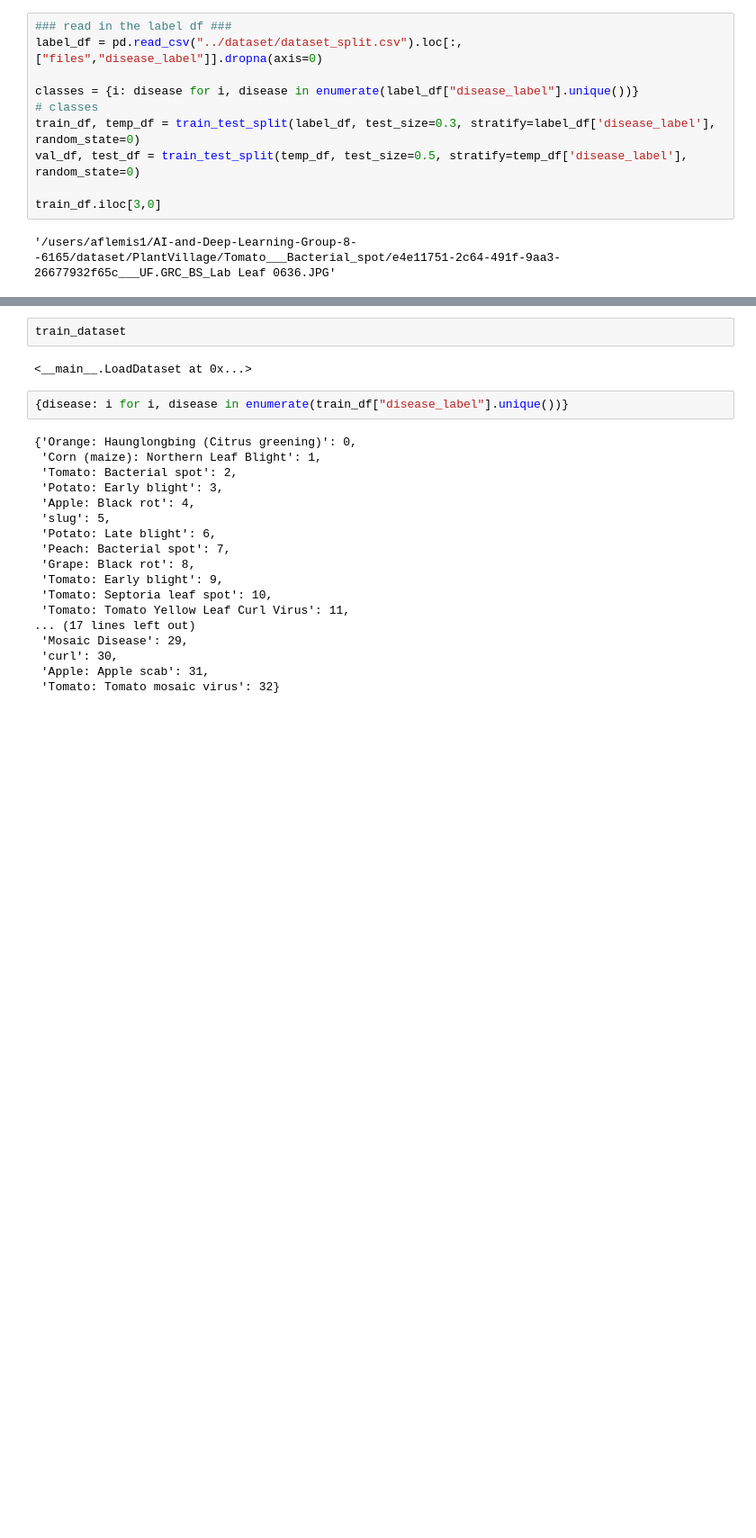
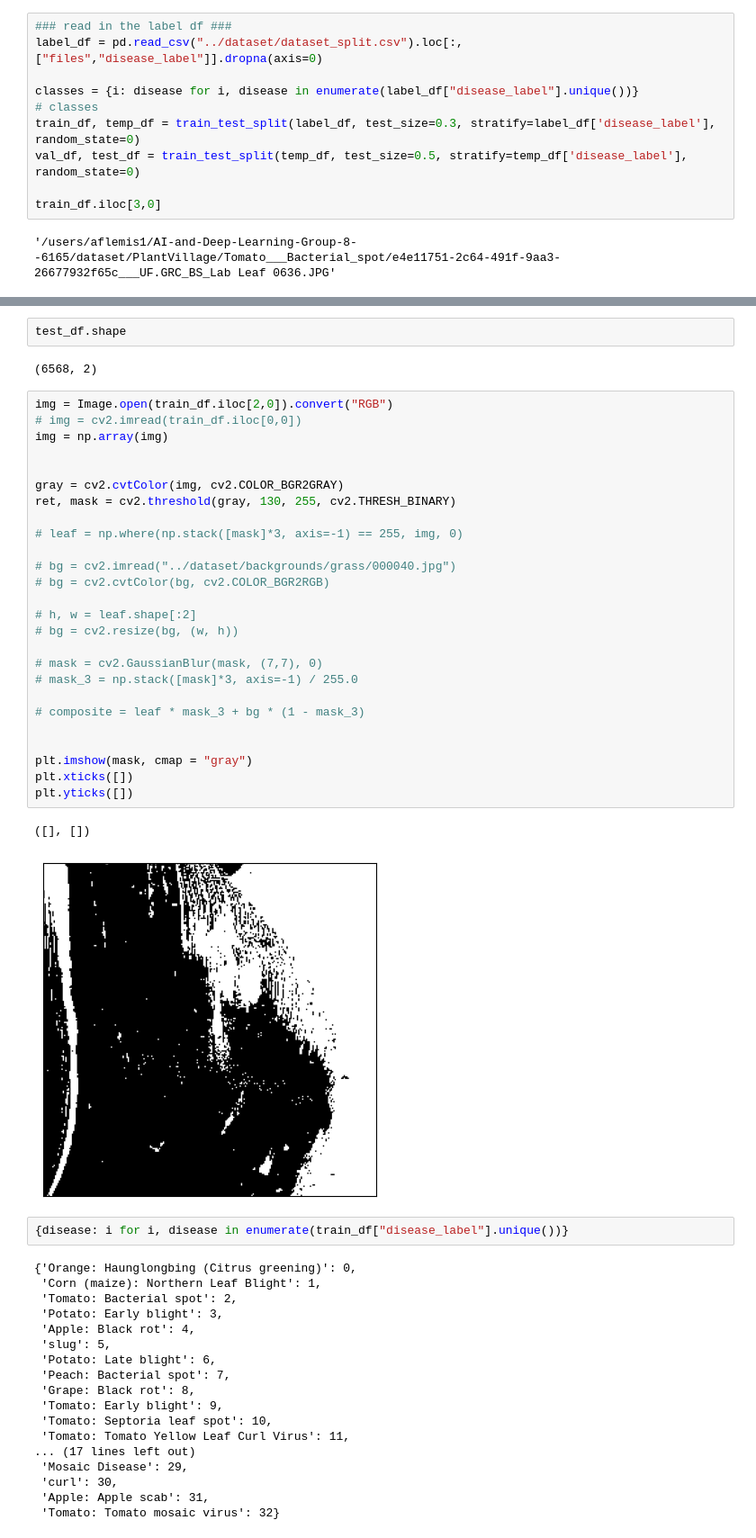
Before and after one commit to ruthwiknarreddy/AI-and-Deep-Learning-Group-8--6165, a Jupyter notebook: scripts/test_code.ipynb, the cells around one changed output, grey strips where cells are left out. Shown at 90% size. Saved outputs shown, nothing was run; the diff lists cells and outputs as text; blank space fills up the shorter version.

```diff
--- a/scripts/test_code.ipynb
+++ b/scripts/test_code.ipynb
@@ -185,7 +186,36 @@ test_dataset  = LoadDataset(test_df, transform=transform)
+# %%
+test_df.shape
+# %% [output]
+(6568, 2)
 # %%
-train_dataset
+img = Image.open(train_df.iloc[2,0]).convert("RGB")
+# img = cv2.imread(train_df.iloc[0,0])
+img = np.array(img)
+
+
+gray = cv2.cvtColor(img, cv2.COLOR_BGR2GRAY)
+ret, mask = cv2.threshold(gray, 130, 255, cv2.THRESH_BINARY)
+
+# leaf = np.where(np.stack([mask]*3, axis=-1) == 255, img, 0)
+
+# bg = cv2.imread("../dataset/backgrounds/grass/000040.jpg")
+# bg = cv2.cvtColor(bg, cv2.COLOR_BGR2RGB)
+
+# h, w = leaf.shape[:2]
+# bg = cv2.resize(bg, (w, h))
+
+# mask = cv2.GaussianBlur(mask, (7,7), 0)
+# mask_3 = np.stack([mask]*3, axis=-1) / 255.0
+
+# composite = leaf * mask_3 + bg * (1 - mask_3)
+
+
+plt.imshow(mask, cmap = "gray")
+plt.xticks([])
+plt.yticks([])
 # %% [output]
-<__main__.LoadDataset at 0x...>
+([], [])
+[figure, added]
 # %%
 {disease: i for i, disease in enumerate(train_df["disease_label"].unique())}
 # %% [output]
```
Also changed, not shown: parts of 8 cells of this notebook, 4 other files.
